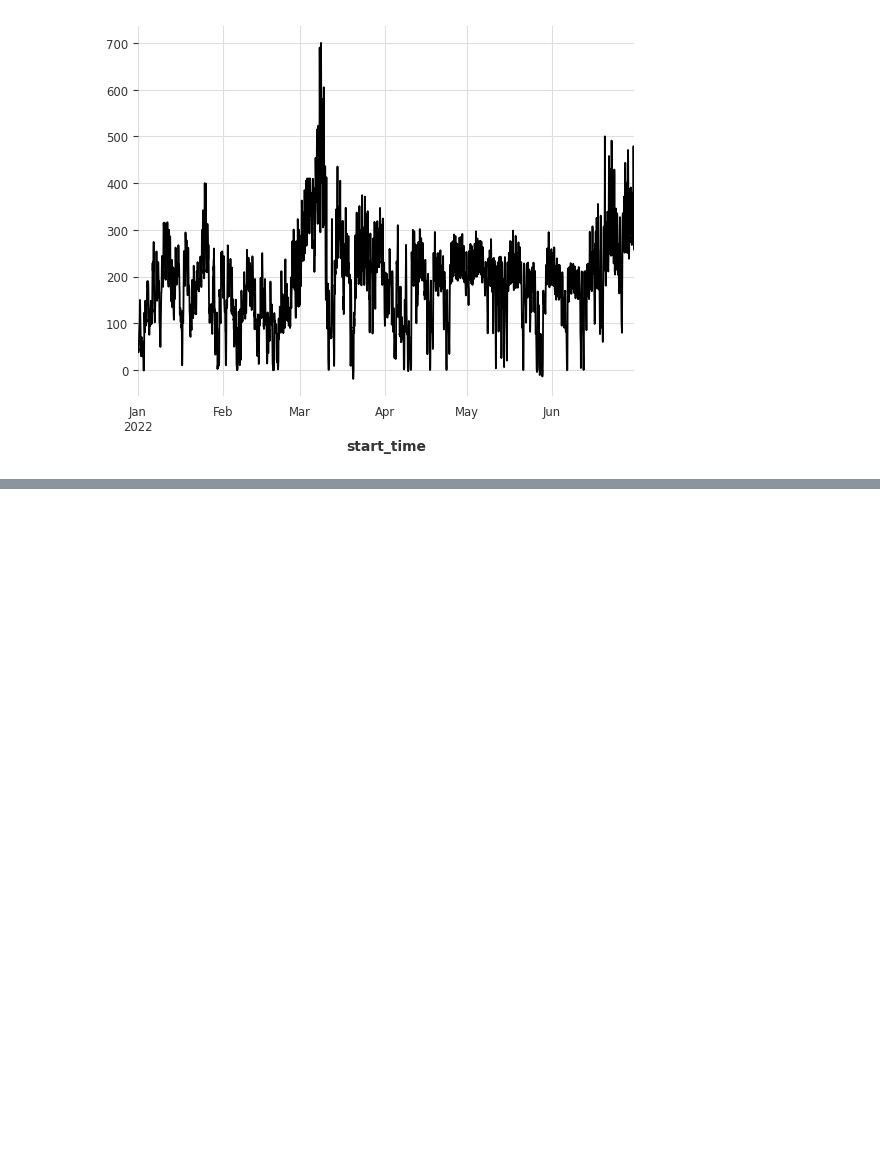
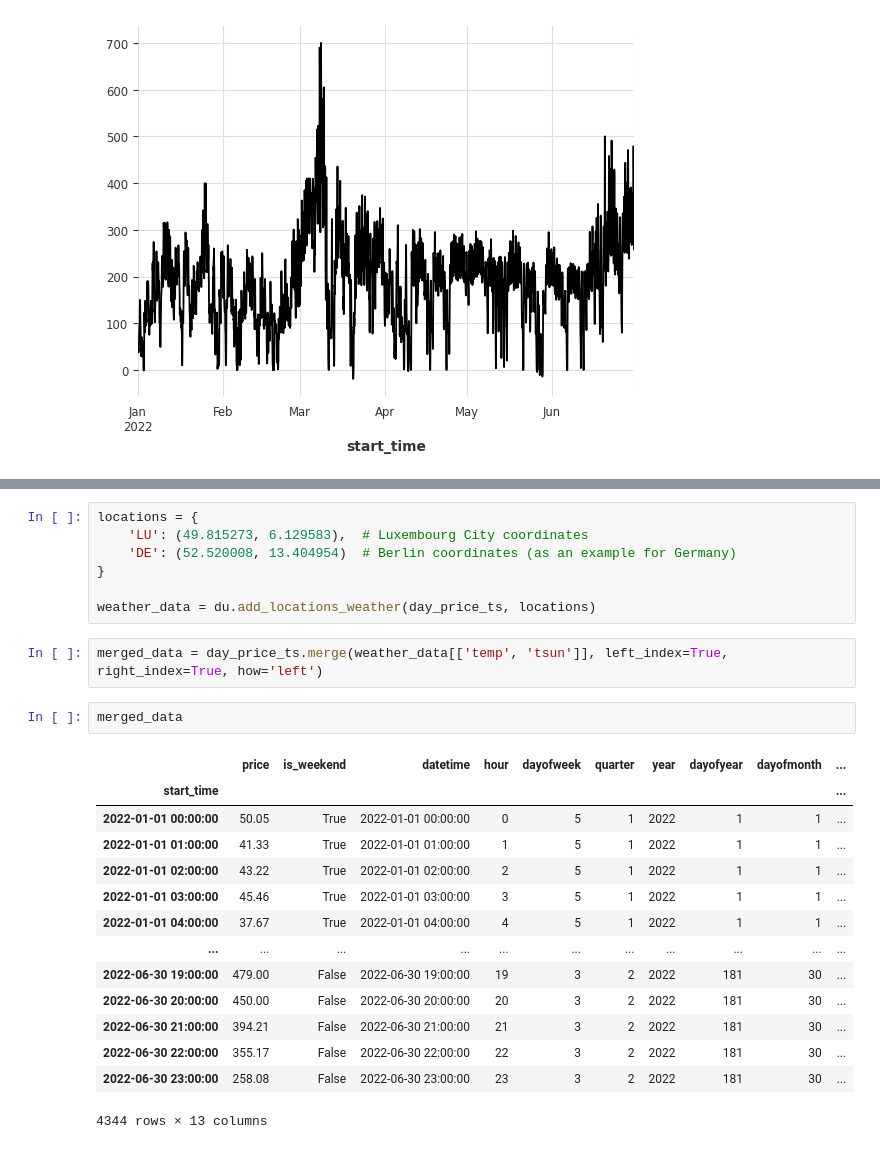
Before and after one commit to matt-lvk/energy_market_toymodel, a Jupyter notebook: forecasting.ipynb, the cells around one changed output, grey strips where cells are left out. Saved outputs shown, nothing was run; the diff lists cells and outputs as text; blank space fills up the shorter version.

```diff
--- a/forecasting.ipynb
+++ b/forecasting.ipynb
@@ -97,0 +111,26 @@ day_price_ts.head()
+# %%
+locations = {
+    'LU': (49.815273, 6.129583),  # Luxembourg City coordinates
+    'DE': (52.520008, 13.404954)  # Berlin coordinates (as an example for Germany)
+}
+
+weather_data = du.add_locations_weather(day_price_ts, locations)
+# %%
+merged_data = day_price_ts.merge(weather_data[['temp', 'tsun']], left_index=True, right_index=True, how='left')
+# %%
+merged_data
+# %% [output]
+|  | price | is_weekend | datetime | hour | dayofweek | quarter | year | dayofyear | dayofmonth | ... |
+| start_time |  |  |  |  |  |  |  |  |  | ... |
+| 2022-01-01 00:00:00 | 50.05 | True | 2022-01-01 00:00:00 | 0 | 5 | 1 | 2022 | 1 | 1 | ... |
+| 2022-01-01 01:00:00 | 41.33 | True | 2022-01-01 01:00:00 | 1 | 5 | 1 | 2022 | 1 | 1 | ... |
+| 2022-01-01 02:00:00 | 43.22 | True | 2022-01-01 02:00:00 | 2 | 5 | 1 | 2022 | 1 | 1 | ... |
+| 2022-01-01 03:00:00 | 45.46 | True | 2022-01-01 03:00:00 | 3 | 5 | 1 | 2022 | 1 | 1 | ... |
+| 2022-01-01 04:00:00 | 37.67 | True | 2022-01-01 04:00:00 | 4 | 5 | 1 | 2022 | 1 | 1 | ... |
+| ... | ... | ... | ... | ... | ... | ... | ... | ... | ... | ... |
+| 2022-06-30 19:00:00 | 479.00 | False | 2022-06-30 19:00:00 | 19 | 3 | 2 | 2022 | 181 | 30 | ... |
+| 2022-06-30 20:00:00 | 450.00 | False | 2022-06-30 20:00:00 | 20 | 3 | 2 | 2022 | 181 | 30 | ... |
+| 2022-06-30 21:00:00 | 394.21 | False | 2022-06-30 21:00:00 | 21 | 3 | 2 | 2022 | 181 | 30 | ... |
+| 2022-06-30 22:00:00 | 355.17 | False | 2022-06-30 22:00:00 | 22 | 3 | 2 | 2022 | 181 | 30 | ... |
+| 2022-06-30 23:00:00 | 258.08 | False | 2022-06-30 23:00:00 | 23 | 3 | 2 | 2022 | 181 | 30 | ... |
+4344 rows × 13 columns
```
Also changed, not shown: parts of 8 cells of this notebook, 3 other files.
